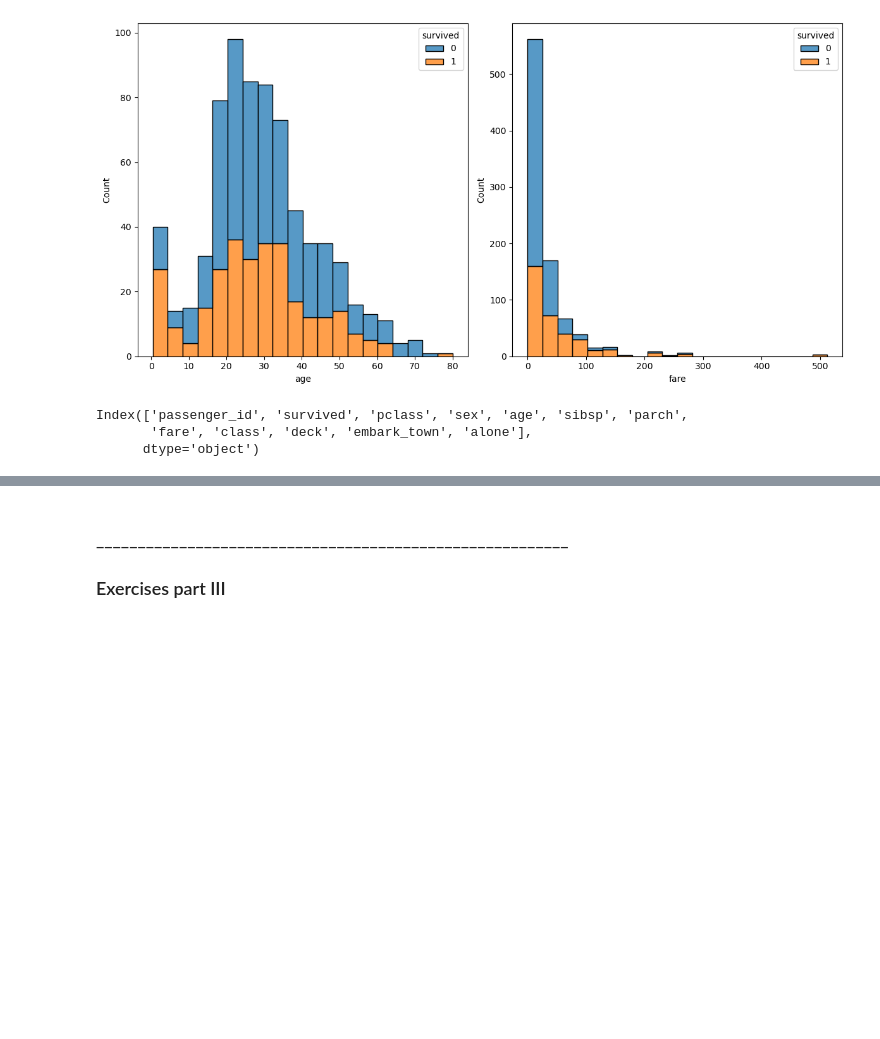
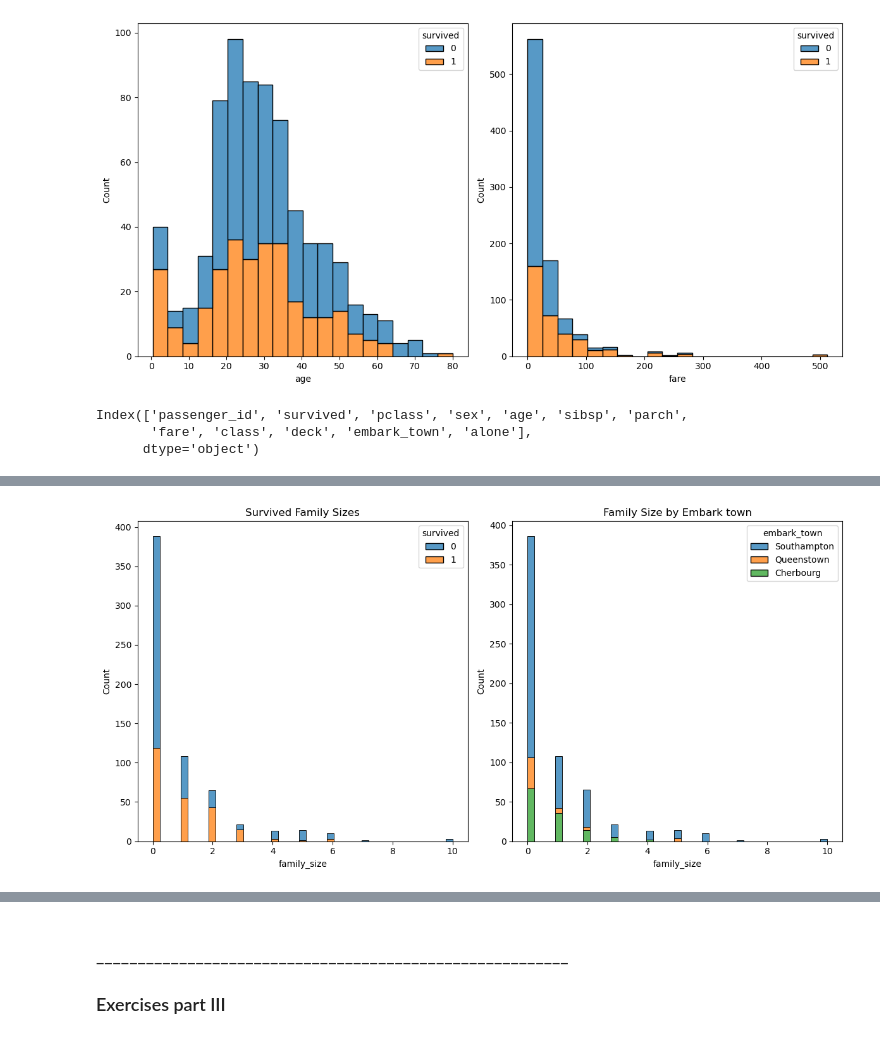
Before and after one commit to Marc-Aradillas/Classification_exercises.ipynb, a Jupyter notebook: classification_exercises.ipynb, the cells around one changed output, grey strips where cells are left out. Cells and saved outputs as stored; diff of their text form; code cells hidden in the pictures; blank space fills up the shorter version.

Commit message:
Added missing plot and takeaway

```diff
--- a/classification_exercises.ipynb
+++ b/classification_exercises.ipynb
@@ -1507,0 +1523,13 @@ train.head()
+# %%
+# Analyzing numerical features chosen below
+plt.figure(figsize=(12, 6))
+
+plt.subplot(121)
+sns.histplot(data=train, x='family_size', hue='survived', multiple='stack').set(title='Survived Family Sizes')
+plt.subplot(122)
+sns.histplot(data=train, x='family_size', hue='embark_town', multiple='stack').set(title='Family Size by Embark town')
+
+plt.tight_layout()
+plt.show()
+# %% [output]
+[figure, added]
```
Also changed, not shown: parts of 7 cells of this notebook, 1 other file.
